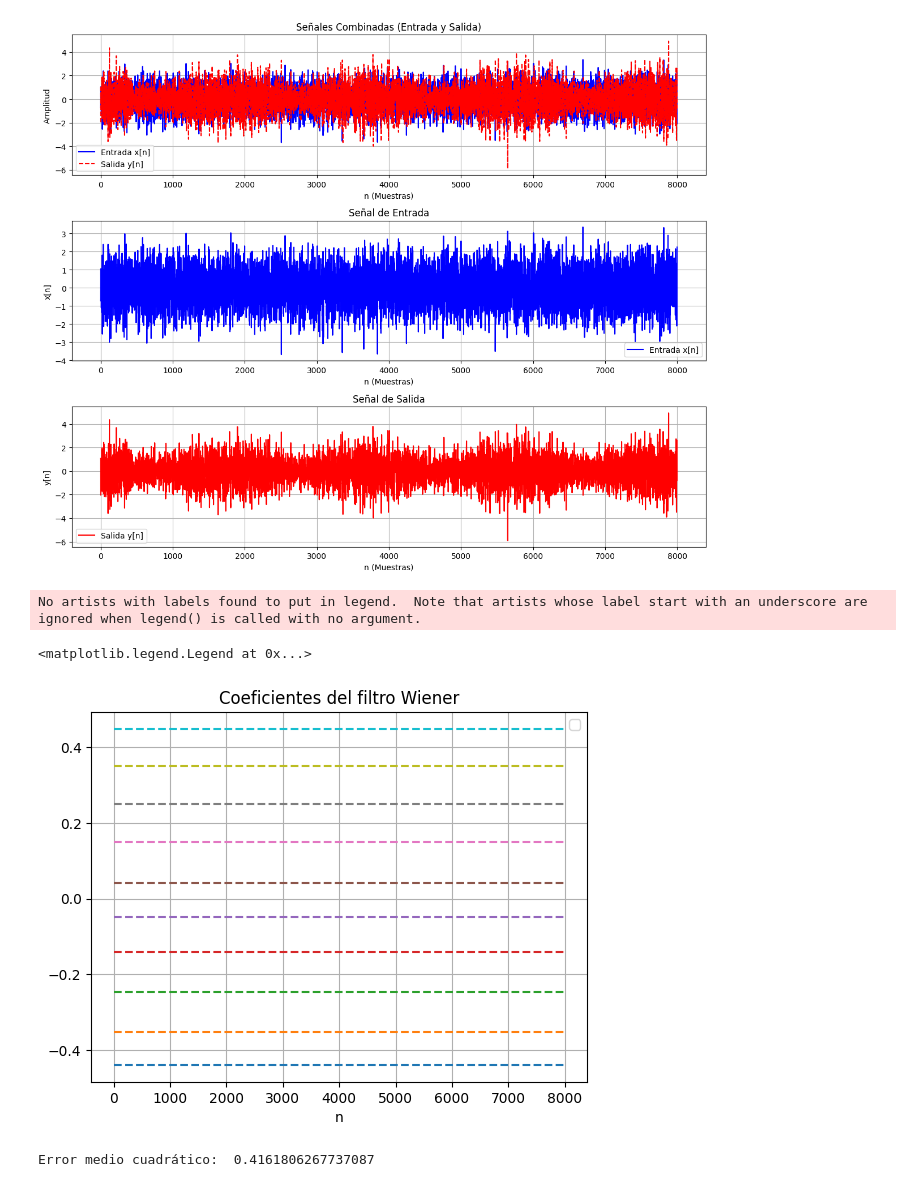
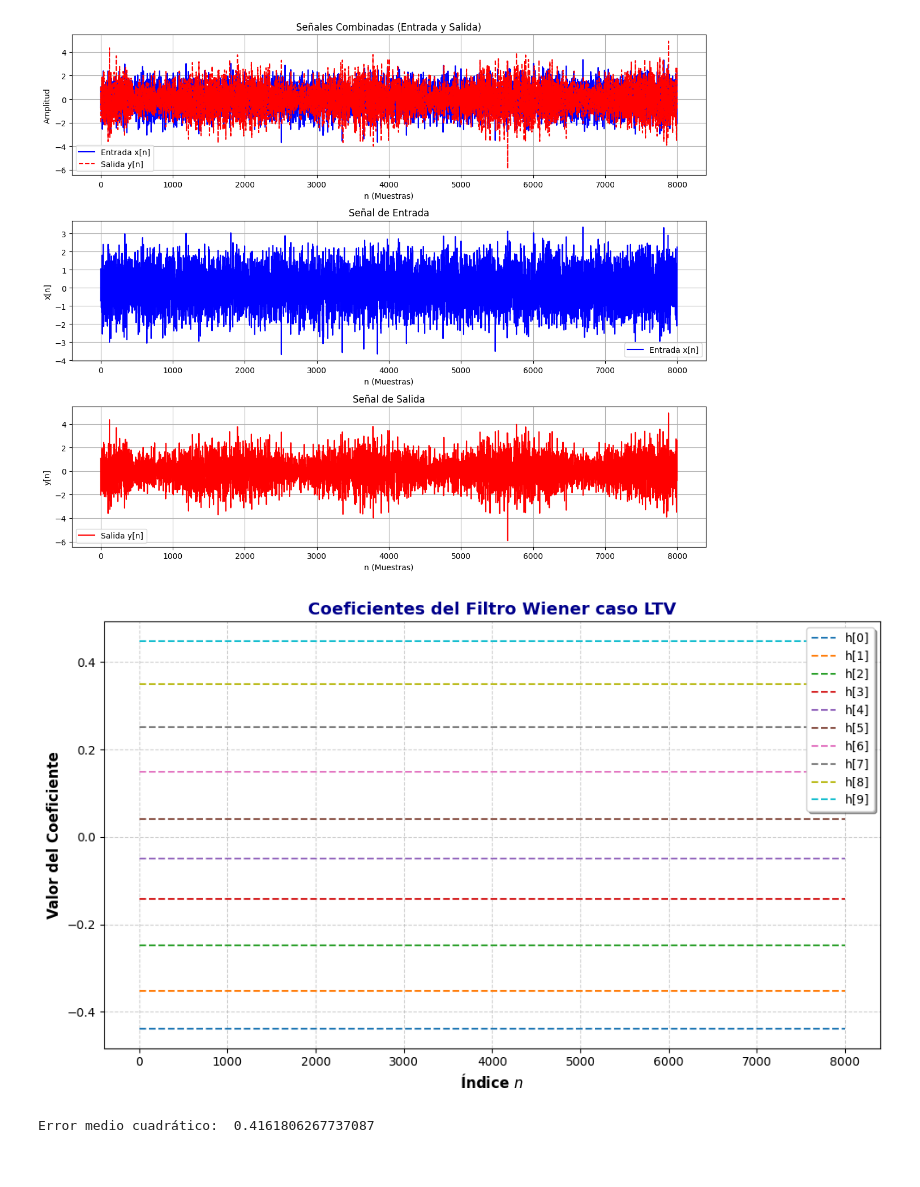
Before and after one commit to ExampleToFollow/PracticasPDS, a Jupyter notebook: Personal/TA_pregunta1.ipynb, the cells around one changed output. Cells and saved outputs as stored; diff of their text form; code cells hidden in the pictures.

```diff
--- a/Personal/TA_pregunta1.ipynb
+++ b/Personal/TA_pregunta1.ipynb
@@ -195,26 +197,3 @@ plt.tight_layout()
 plt.show()
 # %% [output]
 [figure]
-# %%
-#EVALUANDO LMS
-M = 10
-N = len(input_lti)
-h_LMS = np.zeros((M,N))
-d_LMS = np.zeros(N)
-mu = 0.02
-xx = np.zeros(M)
-for n in range(N-1):
-    xx = np.roll(xx,1)
-    xx[0] = input_lti[n]
-    d_LMS[n] = np.dot(h_LMS[:,n],xx)
-    en = output_lti[n] - d_LMS[n]
-    h_LMS[:,n+1] = h_LMS[:,n] + 2 * mu * en * xx
-
-plt.figure()
-for i in range(M):
-    plt.plot([0,N],[W[i],W[i]], linestyle="--")
-    plt.plot(h_LMS[i,:])
-plt.grid('on')
-plt.xlabel('n')
-plt.title('Coeficientes del filtro Wiener')
-plt.legend()
@@ -340,39 +356,41 @@ plt.show()
 # %%
 #Usamos Wiener
 import scipy as sc
 M = 10
 N = len(input_lti)
 
 # Matriz Rx
 Rx = np.zeros((M, M))
 rx = np.zeros(M)
 
 for k in range(M):
     rx[k] = np.sum(input_lti[k:] * input_lti[:N-k]) / N
 for i in range(M):
     for j in range(M):
         Rx[i,j] = rx[np.abs(i-j)]
 
 # Vector rdx = rd
 rdx = np.zeros(M)
 for k in range(M):
     rdx[k] = np.sum(output_lti[k:] * input_lti[:N-k]) / N
 
 # Calculamos los coeficientes del filtro Wiener
 W = np.dot(np.linalg.inv(Rx),rdx)
 
 # ploteamos los coeficientes del filtro wiener
-plt.figure()
+plt.figure(figsize=(10, 6))  # Tamaño de la figura
 for i in range(M):
-    plt.plot([0,N],[W[i],W[i]], linestyle="--")
-plt.grid('on')
-plt.xlabel('n')
-plt.title('Coeficientes del filtro Wiener')
-plt.legend()
+    plt.plot([0, N], [W[i], W[i]], linestyle="--", label=f'h[{i}]', linewidth=1.5)
+# Añadimos detalles a la gráfica
+plt.grid(True, linestyle='--', alpha=0.6)  # Líneas de cuadrícula con transparencia
+plt.xlabel('Índice $n$', fontsize=12, weight='bold')  # Etiqueta del eje X con estilo
+plt.ylabel('Valor del Coeficiente', fontsize=12, weight='bold')  # Etiqueta del eje Y con estilo
+plt.title('Coeficientes del Filtro Wiener caso LTV', fontsize=14, weight='bold', color='darkblue')  # Título con estilo
+plt.legend(fontsize=10, loc='upper right', frameon=True, shadow=True)  # Leyenda con sombreado
+plt.tight_layout()  # Ajusta automáticamente los márgenes
+plt.show()  # Muestra la gráfica
 # %% [output]
-No artists with labels found to put in legend.  Note that artists whose label start with an underscore are ignored when legend() is called with no argument.
-<matplotlib.legend.Legend at 0x...>
-[figure, old version]
+[figure, new version]
 # %%
 salida_aproximada = sc.signal.lfilter(W,[1],input_lti) #Libre de ruido
 print('Error medio cuadrático: ',np.mean((output_lti-salida_aproximada)**2))
```
Also changed, not shown: parts of 7 cells of this notebook, 3 other files.
